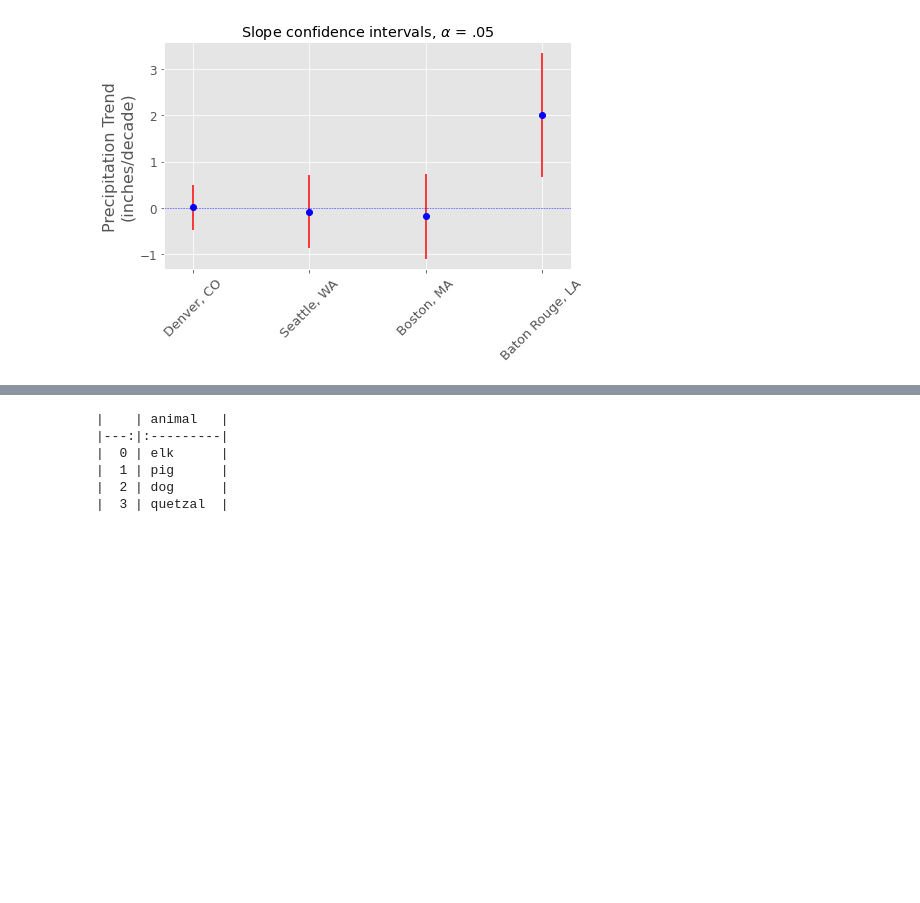
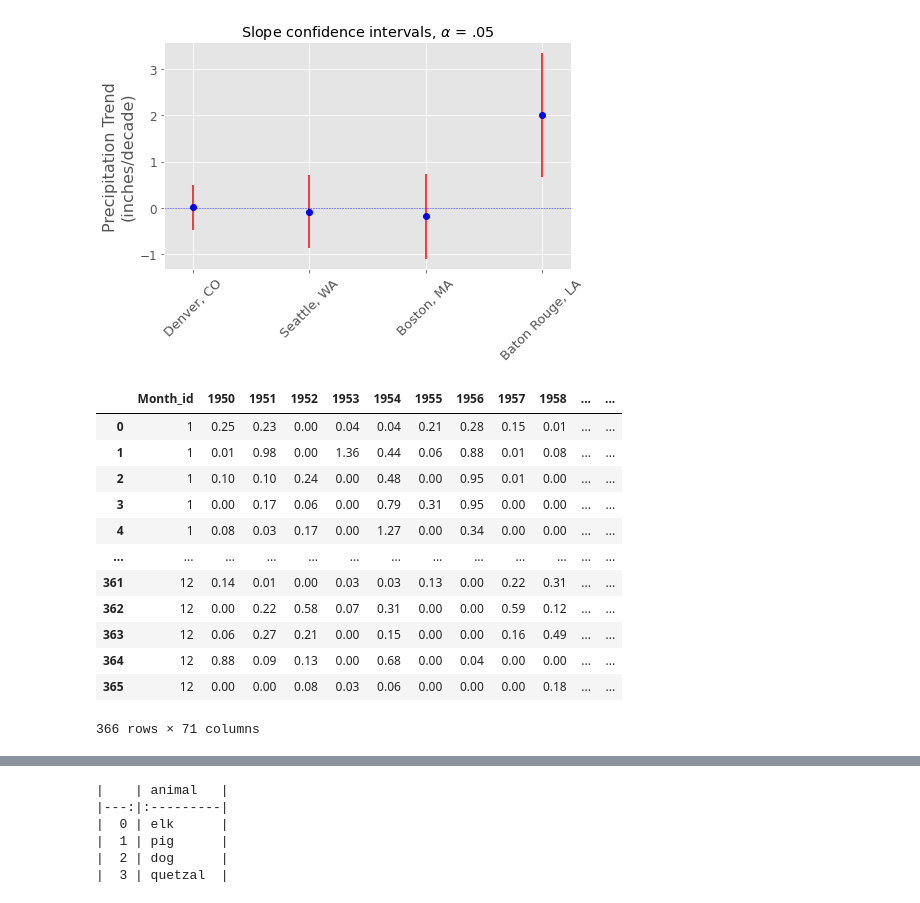
Before and after one commit to caseyolson8/Local-Weather-Trends, a Jupyter notebook: src/Day4.ipynb, the cells around one changed output, grey strips where cells are left out. Drawn from its saved outputs; the diff is of its cells as text; code cells hidden in the pictures; blank space fills up the shorter version.

```diff
--- a/src/Day4.ipynb
+++ b/src/Day4.ipynb
@@ -241,3 +242,19 @@ plt.tight_layout()
 plt.savefig('Denver_PRCP_annual_CI.png', edgecolor = 'b')
 # %% [output]
 [figure]
+# %%
+Location['Seattle, WA'].PRCP.data_yr
+# %% [output]
+|  | Month_id | 1950 | 1951 | 1952 | 1953 | 1954 | 1955 | 1956 | 1957 | 1958 | ... | ... |
+| 0 | 1 | 0.25 | 0.23 | 0.00 | 0.04 | 0.04 | 0.21 | 0.28 | 0.15 | 0.01 | ... | ... |
+| 1 | 1 | 0.01 | 0.98 | 0.00 | 1.36 | 0.44 | 0.06 | 0.88 | 0.01 | 0.08 | ... | ... |
+| 2 | 1 | 0.10 | 0.10 | 0.24 | 0.00 | 0.48 | 0.00 | 0.95 | 0.01 | 0.00 | ... | ... |
+| 3 | 1 | 0.00 | 0.17 | 0.06 | 0.00 | 0.79 | 0.31 | 0.95 | 0.00 | 0.00 | ... | ... |
+| 4 | 1 | 0.08 | 0.03 | 0.17 | 0.00 | 1.27 | 0.00 | 0.34 | 0.00 | 0.00 | ... | ... |
+| ... | ... | ... | ... | ... | ... | ... | ... | ... | ... | ... | ... | ... |
+| 361 | 12 | 0.14 | 0.01 | 0.00 | 0.03 | 0.03 | 0.13 | 0.00 | 0.22 | 0.31 | ... | ... |
+| 362 | 12 | 0.00 | 0.22 | 0.58 | 0.07 | 0.31 | 0.00 | 0.00 | 0.59 | 0.12 | ... | ... |
+| 363 | 12 | 0.06 | 0.27 | 0.21 | 0.00 | 0.15 | 0.00 | 0.00 | 0.16 | 0.49 | ... | ... |
+| 364 | 12 | 0.88 | 0.09 | 0.13 | 0.00 | 0.68 | 0.00 | 0.04 | 0.00 | 0.00 | ... | ... |
+| 365 | 12 | 0.00 | 0.00 | 0.08 | 0.03 | 0.06 | 0.00 | 0.00 | 0.00 | 0.18 | ... | ... |
+366 rows × 71 columns
```
Also changed, not shown: parts of 3 cells of this notebook, 4 other files.
